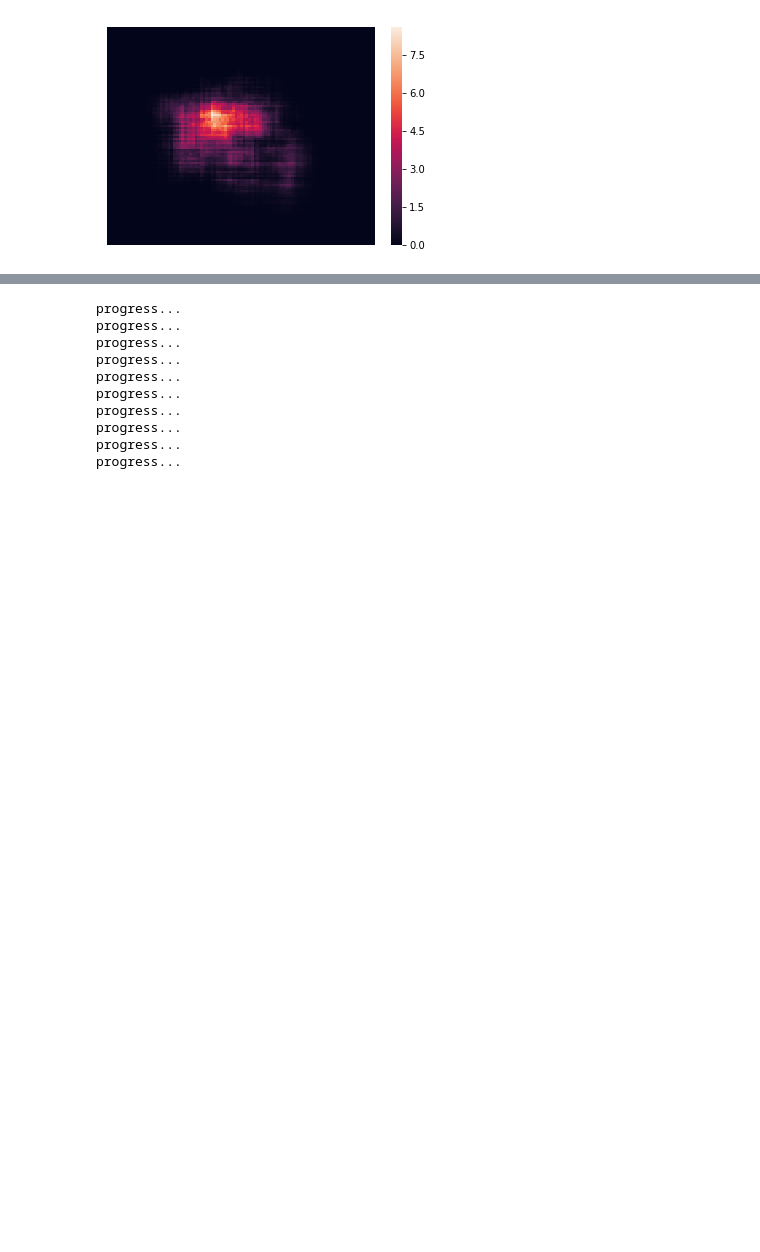
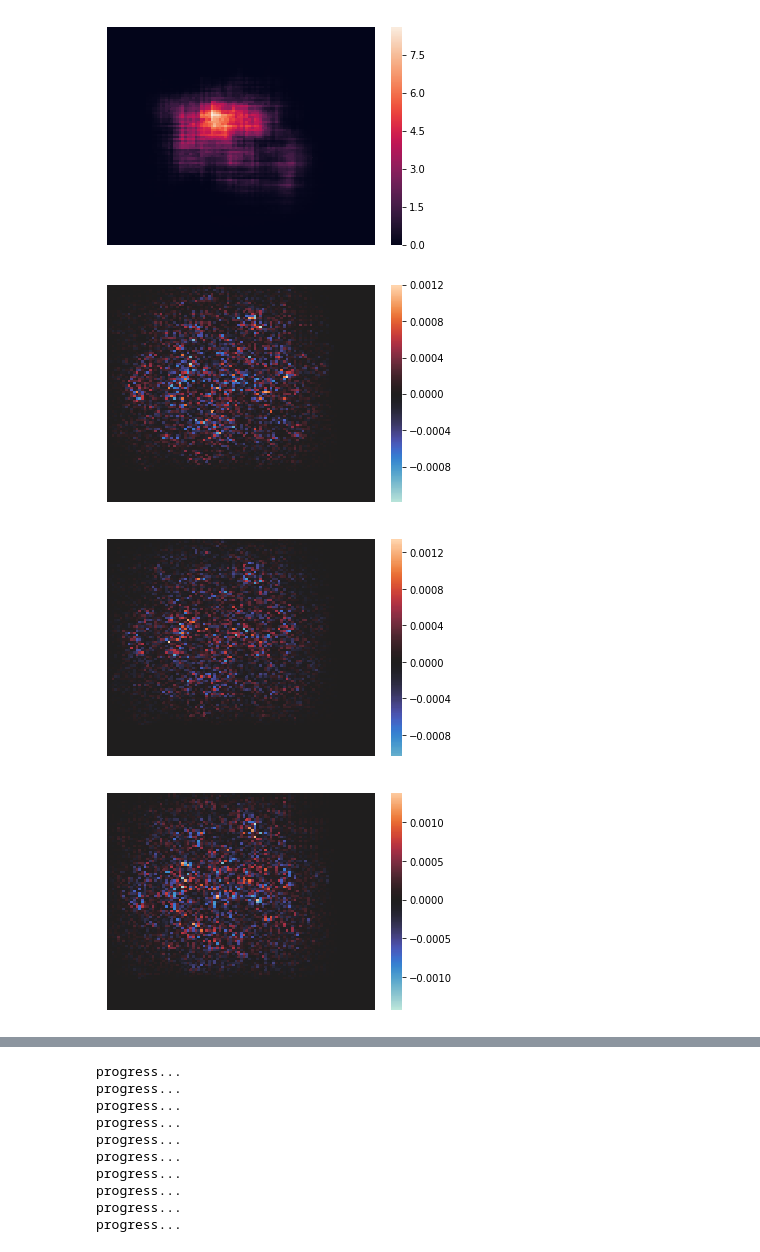
Before and after one commit to MDolinski/DeepLearning, a Jupyter notebook: assignment1/src/Test.ipynb, the cells around one changed output, grey strips where cells are left out. Drawn from its saved outputs; the diff is of its cells as text; code cells hidden in the pictures; blank space fills up the shorter version.

Commit message:
Added pixelwise gradient visualization.

```diff
--- a/assignment1/src/Test.ipynb
+++ b/assignment1/src/Test.ipynb
@@ -561,8 +561,21 @@ class GradientVisualizer(object):
         self.net = net
         self.net.cpu()
 
-    def drawOcclusionHeatMap(self, image, label):
-        pass
+    def drawGradientHeatMap(self, image, label):
+        tmp_img = torch.zeros(list(image.size())).copy_(image)
+        tmp_img.requires_grad = True
+        criterion = nn.CrossEntropyLoss()
+        output = model_loaded(tmp_img.unsqueeze(0))
+        loss = criterion(output.unsqueeze(0), label.unsqueeze(0))
+        loss.backward()
+
+        for i in range(3):
+            sliced_img = tmp_img.grad[i,:,:].numpy()
+            sns.heatmap(sliced_img,
+                        center=0,
+                        xticklabels=False,
+                        yticklabels=False)
+            plt.show()
 # %%
 example, no = next(iter(train_loader))
 img = example[0]
@@ -581,3 +594,10 @@ done 25.00 procent
 done 50.00 procent
 done 75.00 procent
 [figure]
+# %%
+gv = GradientVisualizer(model_loaded)
+gv.drawGradientHeatMap(img, label)
+# %% [output]
+[figure, added]
+[figure, added]
+[figure, added]
```
Also changed, not shown: parts of 2 cells of this notebook.
